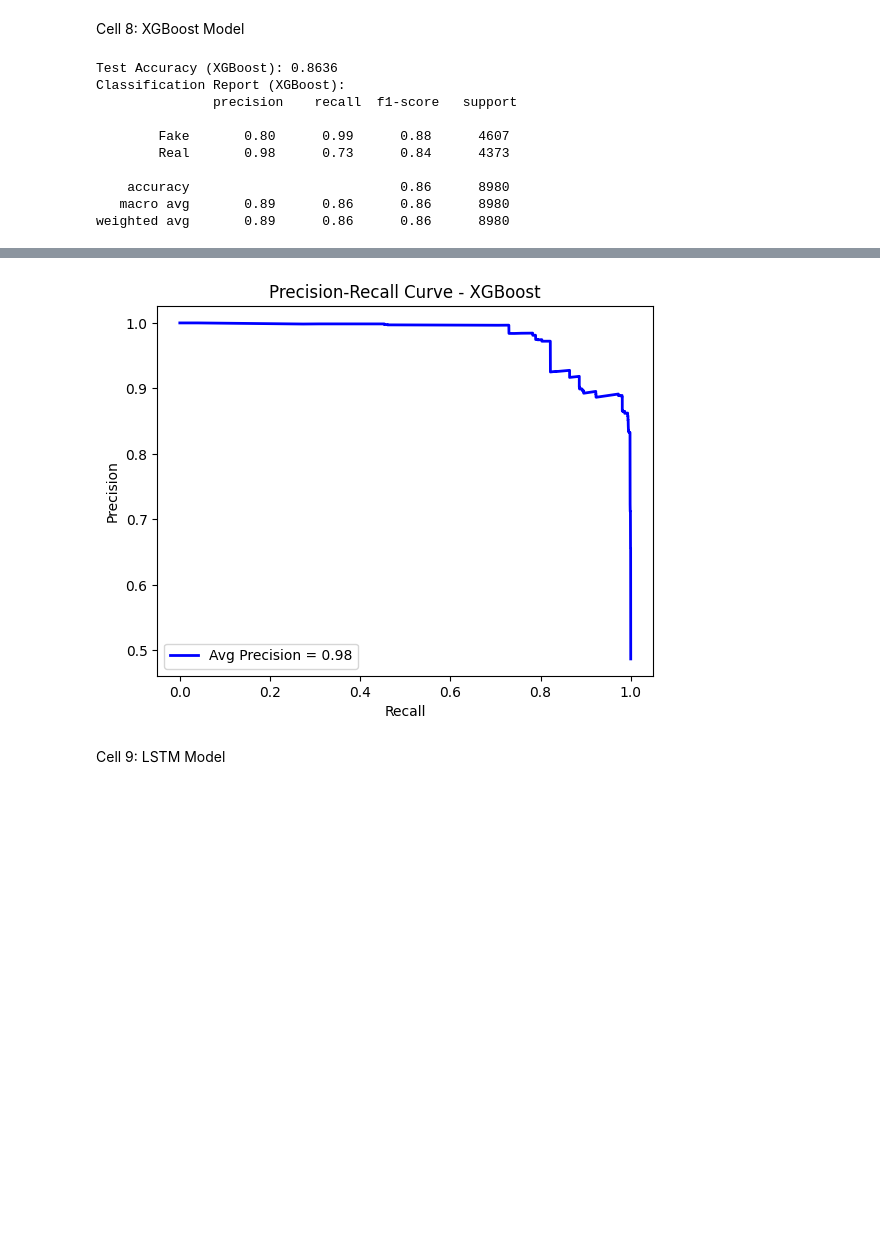
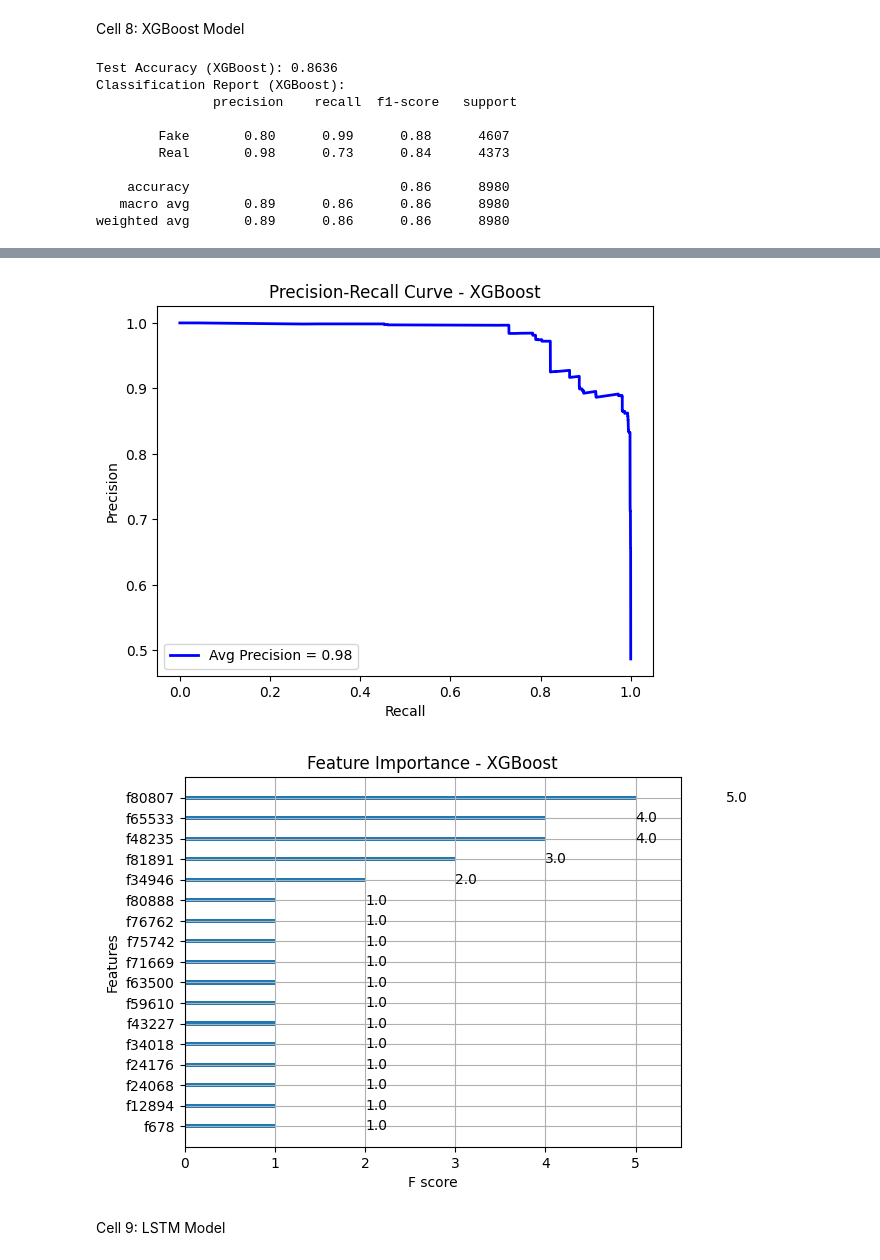
Before and after one commit to Amarnathsandana/Fake_News_Detection, a Jupyter notebook: FakeNews_Final_Code.ipynb, the cells around one changed output, grey strips where cells are left out. Drawn from its saved outputs; the diff is of its cells as text; code cells hidden in the pictures; blank space fills up the shorter version.

Commit message:
Add files via upload
Added feature importance visualization to the XGBoost model using xgb.plot_importance. Displayed the importance of features with a bar plot for better interpretability and model evaluation.

```diff
--- a/FakeNews_Final_Code.ipynb
+++ b/FakeNews_Final_Code.ipynb
@@ -403,33 +403,39 @@ plt.ylim([0.0, 1.05])
 plt.xlabel('False Positive Rate')
 plt.ylabel('True Positive Rate')
 plt.title('ROC Curve - XGBoost')
 plt.legend(loc='lower right')
 plt.show()
 
 # Precision-Recall Curve for XGBoost
 precision_xgb, recall_xgb, _ = precision_recall_curve(y_test, y_pred_xgb_prob)
 avg_precision_xgb = average_precision_score(y_test, y_pred_xgb_prob)
 plt.figure()
 plt.plot(recall_xgb, precision_xgb, lw=2, color='blue', label=f'Avg Precision = {avg_precision_xgb:.2f}')
 plt.xlabel('Recall')
 plt.ylabel('Precision')
 plt.title('Precision-Recall Curve - XGBoost')
 plt.legend(loc='lower left')
 plt.show()
+
+# Feature Importance for XGBoost
+xgb.plot_importance(xgb_model)
+plt.title('Feature Importance - XGBoost')
+plt.show()
 # %% [output]
 Test Accuracy (XGBoost): 0.8636
 Classification Report (XGBoost):
                precision    recall  f1-score   support
 
         Fake       0.80      0.99      0.88      4607
         Real       0.98      0.73      0.84      4373
 
     accuracy                           0.86      8980
    macro avg       0.89      0.86      0.86      8980
 weighted avg       0.89      0.86      0.86      8980
 [figure]
 [figure]
 [figure]
+[figure, added]
 # %% [markdown]
 Cell 9: LSTM Model
 # %%
```
